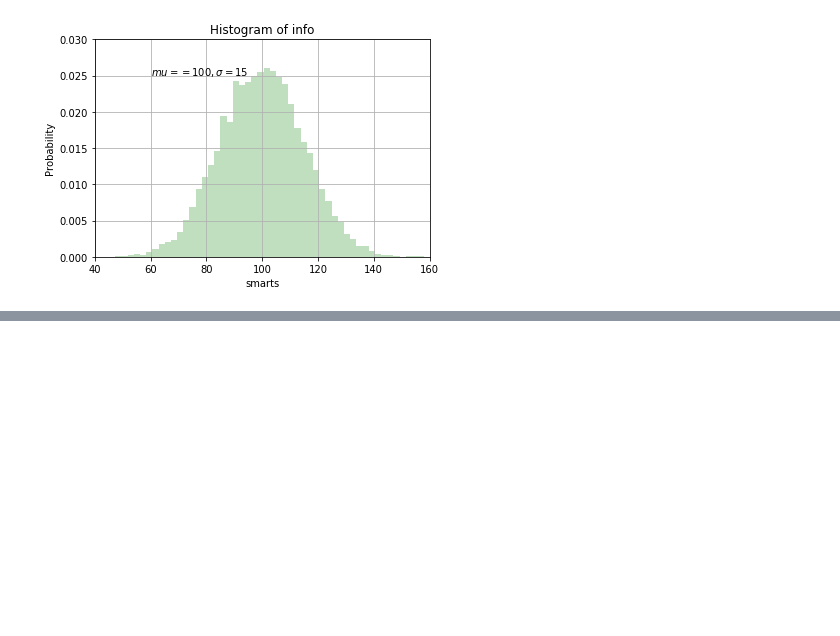
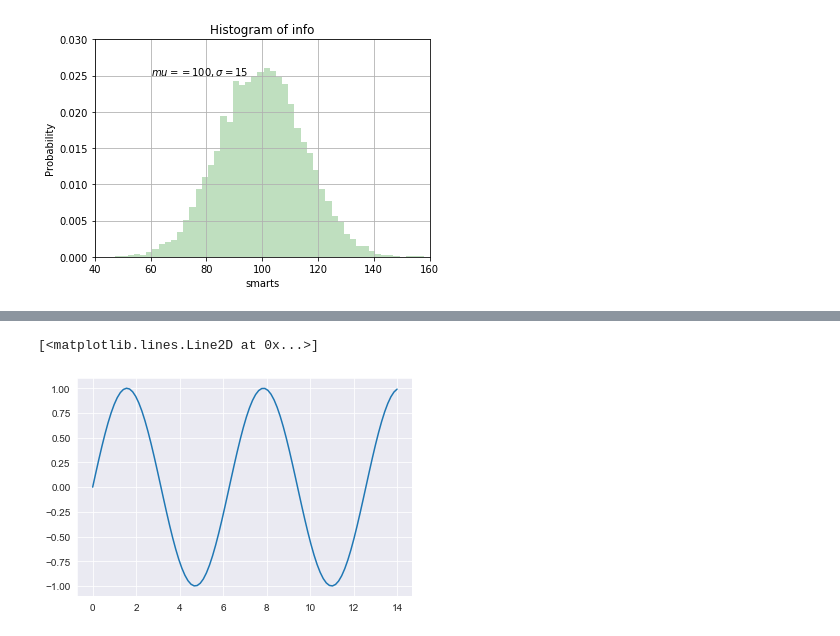
Before and after one commit to jaenjaen/TIL, a Jupyter notebook: python/04_matplot/Matplot02.ipynb, the cells around one changed output, grey strips where cells are left out. Saved outputs shown, nothing was run; the diff lists cells and outputs as text; code cells hidden in the pictures; blank space fills up the shorter version.

```diff
--- a/python/04_matplot/Matplot02.ipynb
+++ b/python/04_matplot/Matplot02.ipynb
@@ -104,0 +141,7 @@ plt.show()
+# %%
+#그래프의 스타일 결정
+sns.set_style('darkgrid')#white, dark, whitegrid, darkgride,trick
+plt. plot(x,y)
+# %% [output]
+[<matplotlib.lines.Line2D at 0x...>]
+[figure, added]
```
Also changed, not shown: parts of 26 cells of this notebook.
